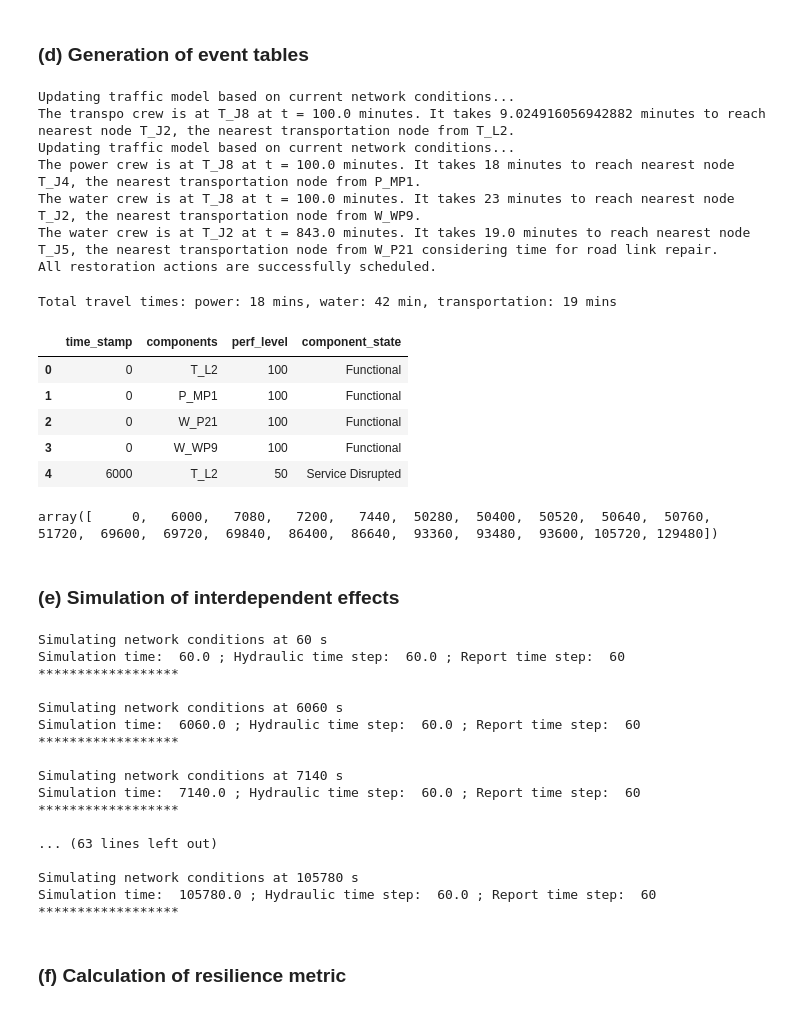
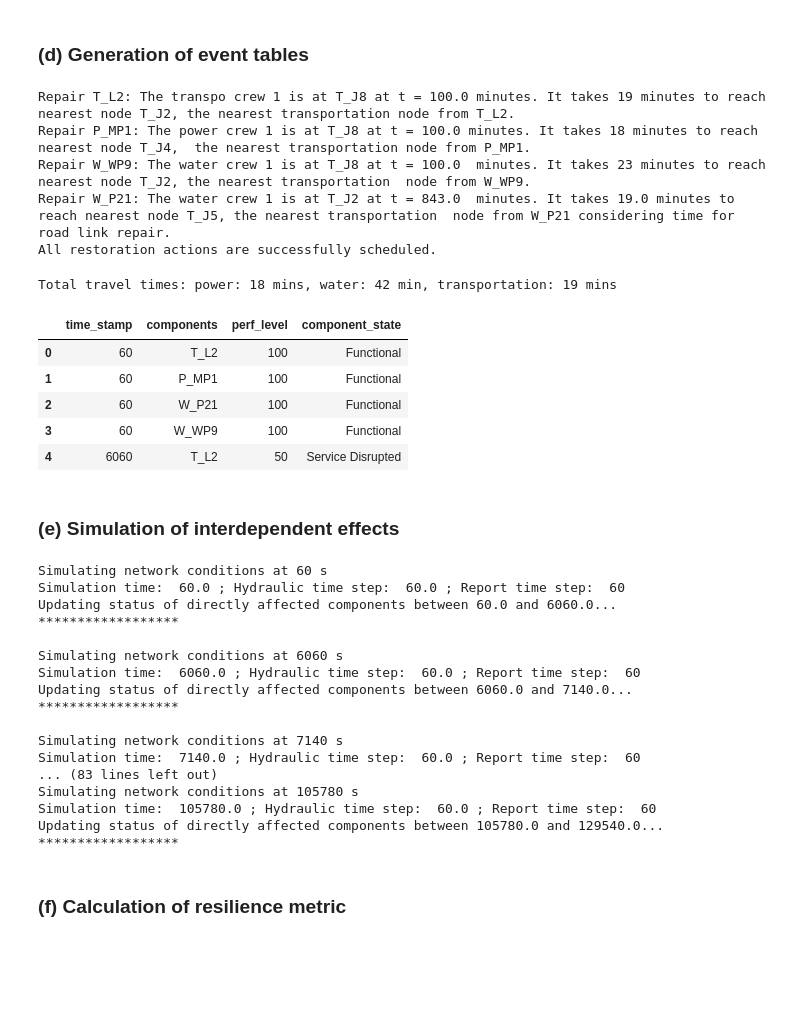
Before and after one commit to srijithbalakrishnan/dreaminsg-integrated-model, a Jupyter notebook: notebooks/demo_no_optimization_simple.ipynb, the cells around one changed output. Saved outputs shown, nothing was run; the diff lists cells and outputs as text; code cells hidden in the pictures; blank space fills up the shorter version.

```diff
--- a/notebooks/demo_no_optimization_simple.ipynb
+++ b/notebooks/demo_no_optimization_simple.ipynb
@@ -37,7 +37,7 @@ import infrarisk.src.plots as model_plots
 # %% [markdown]
 ## Create an IntegratedNetwork object
 # %%
-simple_network = IntegratedNetwork(name = "Micropolis")
+simple_network = IntegratedNetwork(name = "Simple")
 # %% [markdown]
 ### Load the three infrastructure models: Water, Power and Transportation
 
@@ -123,5 +122,8 @@ simple_network.pipe_leak_node_generator()
 # %% [markdown]
 ### Set initial crew locations
 # %%
-simple_network.set_init_crew_locs(init_power_loc='T_J8',
-init_water_loc='T_J8', init_transpo_loc='T_J8')
+simple_network.deploy_crews(
+    init_power_crew_locs=['T_J8'],
+    init_water_crew_locs=['T_J8'],
+    init_transpo_crew_locs= ['T_J8']
+    )
@@ -129,7 +135,7 @@ init_water_loc='T_J8', init_transpo_loc='T_J8')
 ## Simulation of interdependent effects using a test scenario
 ### (a) Create NetworkRecovery
 # %%
-network_recovery = NetworkRecovery(simple_network, sim_step=60)
+network_recovery = NetworkRecovery(simple_network, sim_step=60, pipe_close_policy="repair")
 # %% [markdown]
 ### (b) Create a simulation object
 # %%
@@ -159,11 +165,9 @@ Current repair order is ['T_L2', 'P_MP1', 'W_WP9', 'W_P21']
 # %%
 bf_simulation.network_recovery.schedule_recovery(repair_order)
 # %% [output]
-Updating traffic model based on current network conditions...
-The transpo crew is at T_J8 at t = 100.0 minutes. It takes 9.024916056942882 minutes to reach nearest node T_J2, the nearest transportation node from T_L2.
-Updating traffic model based on current network conditions...
-The power crew is at T_J8 at t = 100.0 minutes. It takes 18 minutes to reach nearest node T_J4, the nearest transportation node from P_MP1.
-The water crew is at T_J8 at t = 100.0 minutes. It takes 23 minutes to reach nearest node T_J2, the nearest transportation node from W_WP9.
-The water crew is at T_J2 at t = 843.0 minutes. It takes 19.0 minutes to reach nearest node T_J5, the nearest transportation node from W_P21 considering time for road link repair.
+Repair T_L2: The transpo crew 1 is at T_J8 at t = 100.0 minutes. It takes 19 minutes to reach nearest node T_J2, the nearest transportation node from T_L2.
+Repair P_MP1: The power crew 1 is at T_J8 at t = 100.0 minutes. It takes 18 minutes to reach nearest node T_J4,  the nearest transportation node from P_MP1.
+Repair W_WP9: The water crew 1 is at T_J8 at t = 100.0  minutes. It takes 23 minutes to reach nearest node T_J2, the nearest transportation  node from W_WP9.
+Repair W_P21: The water crew 1 is at T_J2 at t = 843.0  minutes. It takes 19.0 minutes to reach nearest node T_J5, the nearest transportation  node from W_P21 considering time for road link repair.
 All restoration actions are successfully scheduled.
 # %%
@@ -173,15 +177,11 @@ print(f"Total travel times: power: {network_recovery.power_crew_total_tt} mins,
 # %% [output]
 Total travel times: power: 18 mins, water: 42 min, transportation: 19 mins
 # %%
-bf_simulation.network_recovery.event_table.head(5)
+bf_simulation.network_recovery.event_table.head()
 # %% [output]
 |  | time_stamp | components | perf_level | component_state |
-| 0 | 0 | T_L2 | 100 | Functional |
-| 1 | 0 | P_MP1 | 100 | Functional |
-| 2 | 0 | W_P21 | 100 | Functional |
-| 3 | 0 | W_WP9 | 100 | Functional |
-| 4 | 6000 | T_L2 | 50 | Service Disrupted |
+| 0 | 60 | T_L2 | 100 | Functional |
+| 1 | 60 | P_MP1 | 100 | Functional |
+| 2 | 60 | W_P21 | 100 | Functional |
+| 3 | 60 | W_WP9 | 100 | Functional |
+| 4 | 6060 | T_L2 | 50 | Service Disrupted |
-# %%
-bf_simulation.network_recovery.get_event_table().time_stamp.unique()
-# %% [output]
-array([     0,   6000,   7080,   7200,   7440,  50280,  50400,  50520,  50640,  50760,  51720,  69600,  69720,  69840,  86400,  86640,  93360,  93480,  93600, 105720, 129480])
@@ -192,25 +190,23 @@ bf_simulation.expand_event_table(1)
 # %%
 resilience_metrics = bf_simulation.simulate_interdependent_effects(
     bf_simulation.network_recovery)
-
-#resilience_metrics.set_weighted_auc_metrics()
 # %% [output]
 Simulating network conditions at 60 s
 Simulation time:  60.0 ; Hydraulic time step:  60.0 ; Report time step:  60
+Updating status of directly affected components between 60.0 and 6060.0...
 ******************
 
 Simulating network conditions at 6060 s
 Simulation time:  6060.0 ; Hydraulic time step:  60.0 ; Report time step:  60
+Updating status of directly affected components between 6060.0 and 7140.0...
 ******************
 
 Simulating network conditions at 7140 s
 Simulation time:  7140.0 ; Hydraulic time step:  60.0 ; Report time step:  60
-******************
-
-... (63 lines left out)
-
+... (83 lines left out)
 Simulating network conditions at 105780 s
 Simulation time:  105780.0 ; Hydraulic time step:  60.0 ; Report time step:  60
+Updating status of directly affected components between 105780.0 and 129540.0...
 ******************
 # %% [markdown]
 ### (f) Calculation of resilience metric
```
Also changed, not shown: parts of 15 cells of this notebook, 1 other file.
